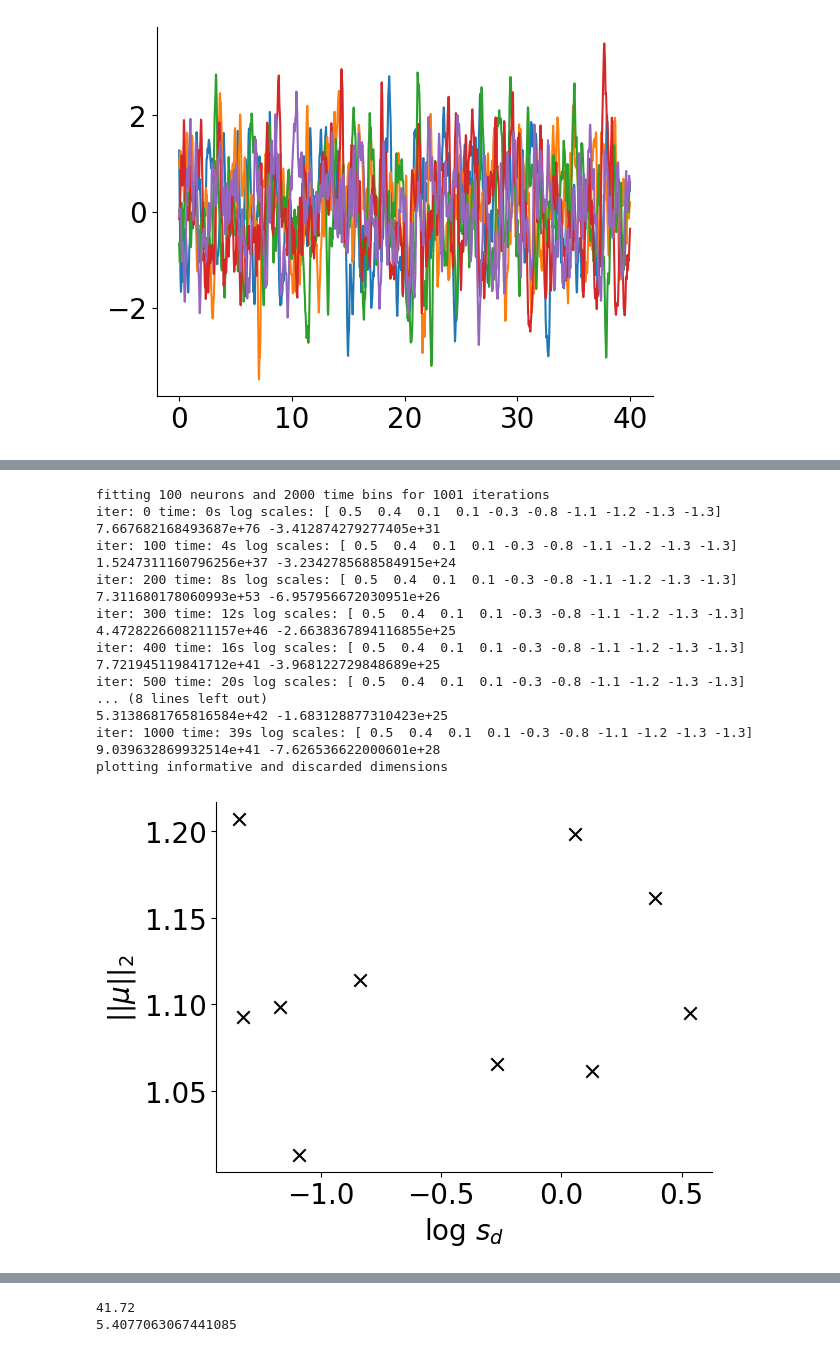
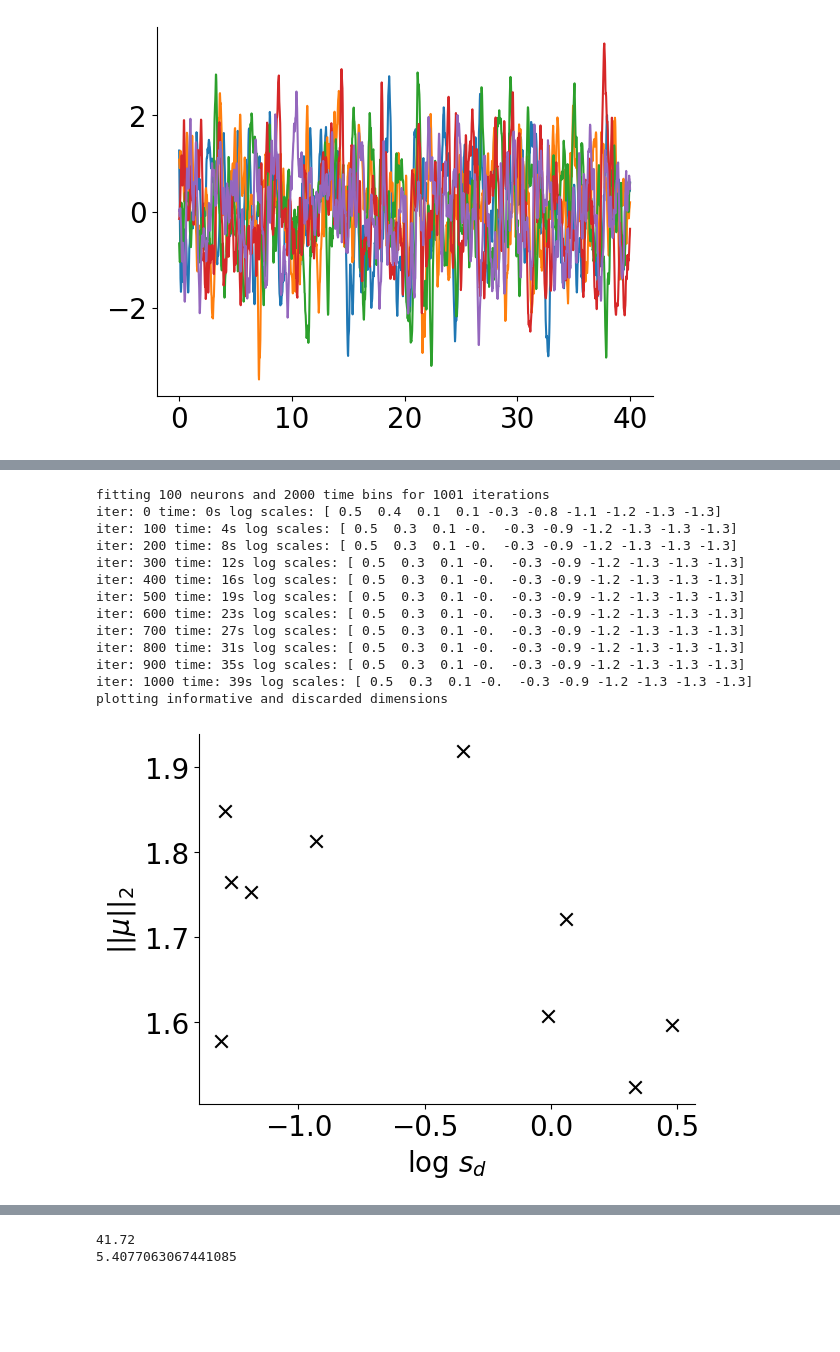
Before and after one commit to ayush1301/mgplvm-pytorch, a Jupyter notebook: kernel_test.ipynb, the cells around one changed output, grey strips where cells are left out. Saved outputs shown, nothing was run; the diff lists cells and outputs as text; code cells hidden in the pictures; blank space fills up the shorter version.

```diff
--- a/kernel_test.ipynb
+++ b/kernel_test.ipynb
@@ -207,11 +207,7 @@ class SyntheticData:
             if i % print_every == 0:
                 sd = np.log(mod.obs.dim_scale.detach().cpu().numpy().flatten())
                 print('iter:', i, 'time:', str(round(time.time()-t0))+'s', 'log scales:', np.round(sd[np.argsort(-sd)], 1))
-                print(loss.item(), mod.calc_LL(data = data, n_mc = n_mc).item())
-                # # svgp_elbo, kl = mod.elbo(data, n_mc = n_mc, m=T, analytic_kl=True)
-                # svgp_elbo, kl = mod(data, n_mc = n_mc, m=T, analytic_kl=True)
-                # print(svgp_elbo.shape, kl.shape)
-                # print('ELBO:', (svgp_elbo - kl).item())
+                # print(loss.item(), mod.calc_LL(data = data, n_mc = n_mc).item())
 
         return Y, fit_ts, rho, ell0, device, data, cb
 
@@ -269,26 +265,26 @@ class SyntheticData:
                                                  d_fit=d_fit,
                                                  ell=ell0,
                                                  likelihood='Poisson',
-                                                 nt_train=self.ntrials//2,
-                                                 nn_train=self.N-1,
+                                                #  nt_train=self.ntrials//2,
+                                                #  nn_train=self.N-1,
                                                  test=False)
         ### need to compute predictive likelihood ###
 
         Ycv, T1cv, N1cv = split['Y'], split['T1'], split['N1'] # all data, train data and train neurons
         m = self.T
         n = self.N
-        T2cv, N2cv = mgp.crossval.not_in(np.arange(m), T1cv), mgp.crossval.not_in(np.arange(n), N1cv) # these are our testing timepoints and neurons
+        T2cv, N2cv = mgp.crossval.crossval.not_in(np.arange(m), T1cv), mgp.crossval.crossval.not_in(np.arange(n), N1cv) # these are our testing timepoints and neurons
 
         Ytest = Ycv[:, N2cv, :][..., T2cv]  #test data (shape ntrial x N2 x T2)
 
-        latents = mod.lat_dist.lat_mu.detach()[:, T2cv, ...] # extract test latent means (shape ntrial, T2, d)
+        latents = mod.lat_dist.lat_mu.detach().cpu()[:, T2cv, ...] # extract test latent means (shape ntrial, T2, d)
         # construct input for prediction of neural activity
         query = latents.transpose(-1, -2).to(device)  #(ntrial, d, m)
 
         # predicted 'F'
         mu = mod.svgp.predict(query[None, ...], full_cov = False)[0]
         # mean of the implied distribution after transfer function (for test neurons)
-        Ypred = mod.svgp.likelihood.dist_mean(mu)[0].detach()[:, N2cv, :]
+        Ypred = mod.svgp.likelihood.dist_mean(mu)[0].detach().cpu().numpy()[:, N2cv, :]
 
         # compute log probability of actual test spike counts given test mean predictions
         LL = poisson.logpmf(Ytest, Ypred, loc=0)
@@ -392,26 +346,22 @@ s.plot_X()
 # %%
 # train(Y)
 # s.train(0, lrate=5e-4, max_steps=2001)
-s.train(0)
+s.train(0, lrate=5e-2)
 # %% [output]
 fitting 100 neurons and 2000 time bins for 1001 iterations
 iter: 0 time: 0s log scales: [ 0.5  0.4  0.1  0.1 -0.3 -0.8 -1.1 -1.2 -1.3 -1.3]
-7.667682168493687e+76 -3.412874279277405e+31
-iter: 100 time: 4s log scales: [ 0.5  0.4  0.1  0.1 -0.3 -0.8 -1.1 -1.2 -1.3 -1.3]
-1.5247311160796256e+37 -3.2342785688584915e+24
-iter: 200 time: 8s log scales: [ 0.5  0.4  0.1  0.1 -0.3 -0.8 -1.1 -1.2 -1.3 -1.3]
-7.311680178060993e+53 -6.957956672030951e+26
-iter: 300 time: 12s log scales: [ 0.5  0.4  0.1  0.1 -0.3 -0.8 -1.1 -1.2 -1.3 -1.3]
-4.4728226608211157e+46 -2.6638367894116855e+25
-iter: 400 time: 16s log scales: [ 0.5  0.4  0.1  0.1 -0.3 -0.8 -1.1 -1.2 -1.3 -1.3]
-7.721945119841712e+41 -3.968122729848689e+25
-iter: 500 time: 20s log scales: [ 0.5  0.4  0.1  0.1 -0.3 -0.8 -1.1 -1.2 -1.3 -1.3]
-... (8 lines left out)
-5.3138681765816584e+42 -1.683128877310423e+25
-iter: 1000 time: 39s log scales: [ 0.5  0.4  0.1  0.1 -0.3 -0.8 -1.1 -1.2 -1.3 -1.3]
-9.039632869932514e+41 -7.626536622000601e+28
+iter: 100 time: 4s log scales: [ 0.5  0.3  0.1 -0.  -0.3 -0.9 -1.2 -1.3 -1.3 -1.3]
+iter: 200 time: 8s log scales: [ 0.5  0.3  0.1 -0.  -0.3 -0.9 -1.2 -1.3 -1.3 -1.3]
+iter: 300 time: 12s log scales: [ 0.5  0.3  0.1 -0.  -0.3 -0.9 -1.2 -1.3 -1.3 -1.3]
+iter: 400 time: 16s log scales: [ 0.5  0.3  0.1 -0.  -0.3 -0.9 -1.2 -1.3 -1.3 -1.3]
+iter: 500 time: 19s log scales: [ 0.5  0.3  0.1 -0.  -0.3 -0.9 -1.2 -1.3 -1.3 -1.3]
+iter: 600 time: 23s log scales: [ 0.5  0.3  0.1 -0.  -0.3 -0.9 -1.2 -1.3 -1.3 -1.3]
+iter: 700 time: 27s log scales: [ 0.5  0.3  0.1 -0.  -0.3 -0.9 -1.2 -1.3 -1.3 -1.3]
+iter: 800 time: 31s log scales: [ 0.5  0.3  0.1 -0.  -0.3 -0.9 -1.2 -1.3 -1.3 -1.3]
+iter: 900 time: 35s log scales: [ 0.5  0.3  0.1 -0.  -0.3 -0.9 -1.2 -1.3 -1.3 -1.3]
+iter: 1000 time: 39s log scales: [ 0.5  0.3  0.1 -0.  -0.3 -0.9 -1.2 -1.3 -1.3 -1.3]
 plotting informative and discarded dimensions
-[figure, old version]
+[figure, new version]
 # %%
 s.train(1)
 # %% [output]
```
Also changed, not shown: parts of 5 cells of this notebook.
